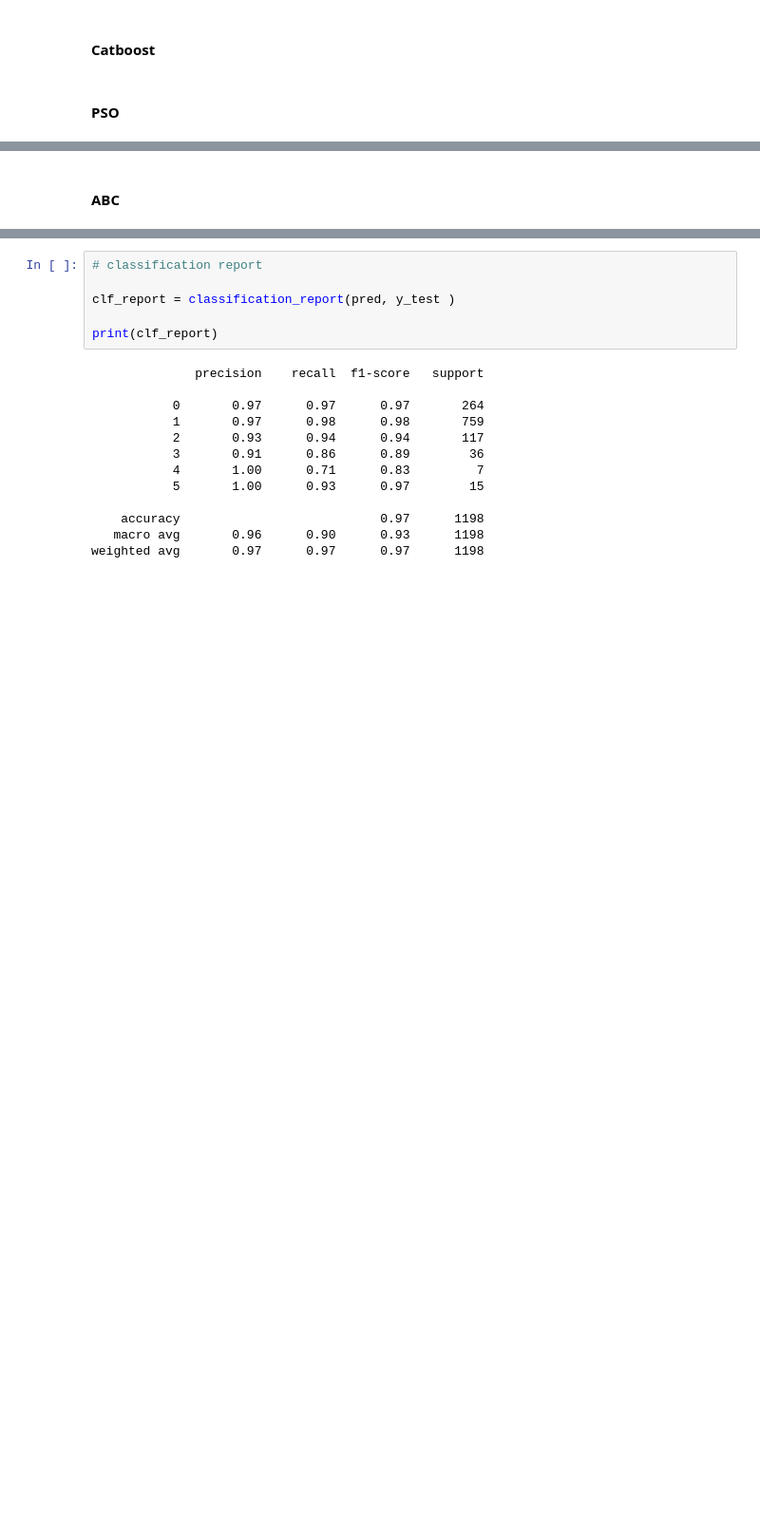
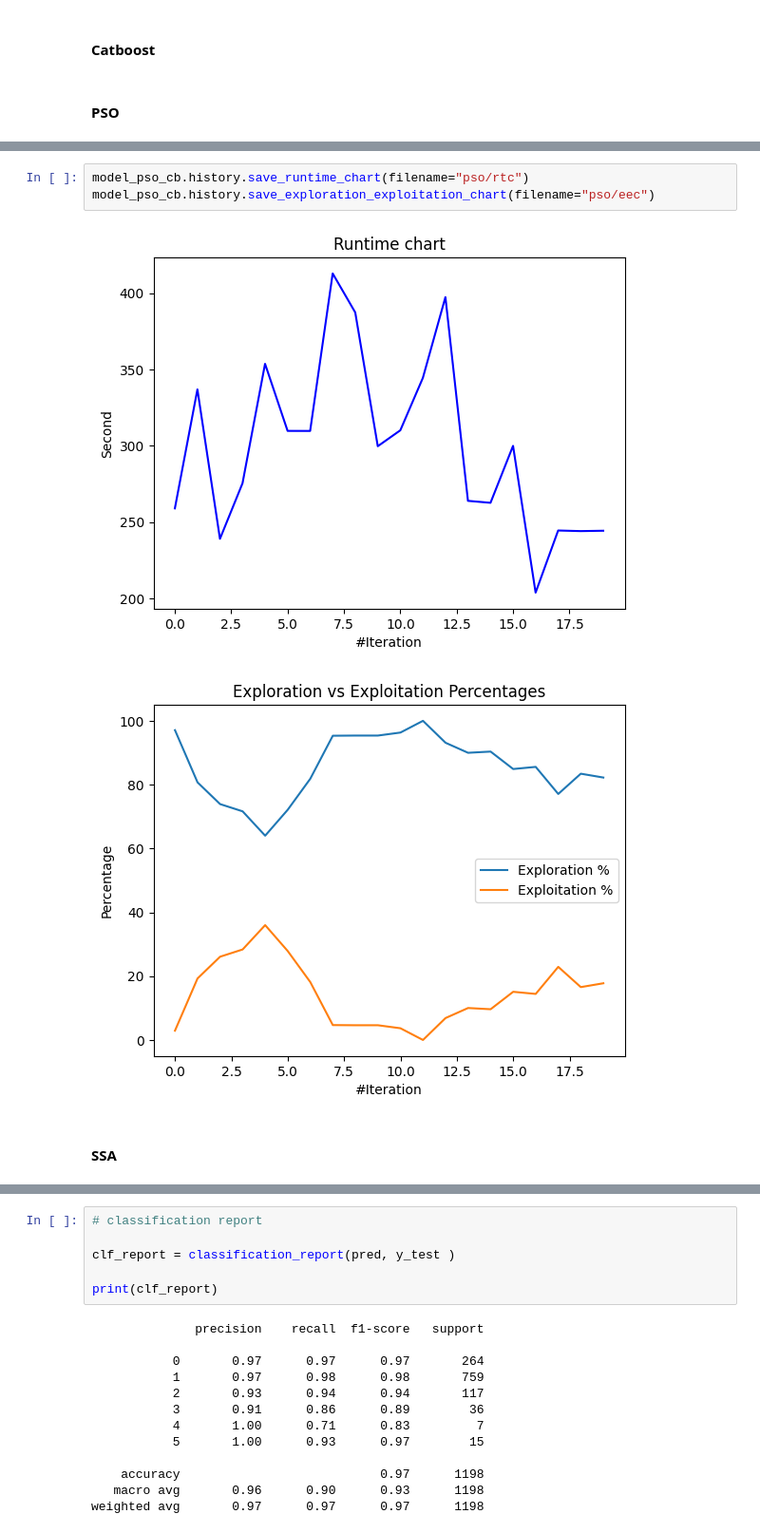
Before and after one commit to notquarks/klasifikasi-air-tanah, a Jupyter notebook: Prediksi_Kualitas_Air_Tanah_KK.ipynb, the cells around one changed output, grey strips where cells are left out. Shown: that part at 95% size. Cells and saved outputs as stored; diff of their text form; blank space fills up the shorter version.

```diff
--- a/Prediksi_Kualitas_Air_Tanah_KK.ipynb
+++ b/Prediksi_Kualitas_Air_Tanah_KK.ipynb
@@ -1303,5 +912,11 @@ weighted avg       0.97      0.97      0.97      1198
+# %%
+model_pso_cb.history.save_runtime_chart(filename="pso/rtc")
+model_pso_cb.history.save_exploration_exploitation_chart(filename="pso/eec")
+# %% [output]
+[figure, added]
+[figure, added]
 # %% [markdown]
-#### ABC
+#### SSA
 # %%
 # predictions and scores
 
```
Also changed, not shown: parts of 84 cells of this notebook, 16 other files.
